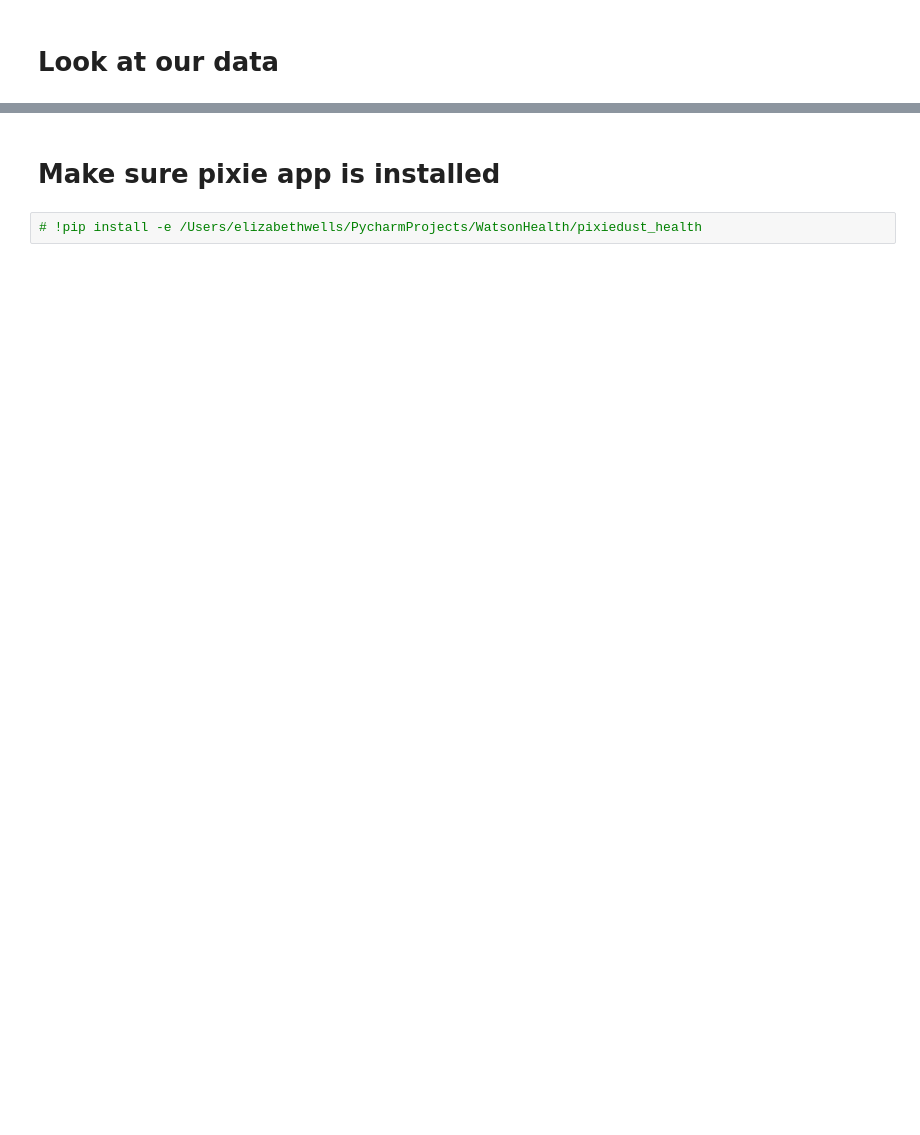
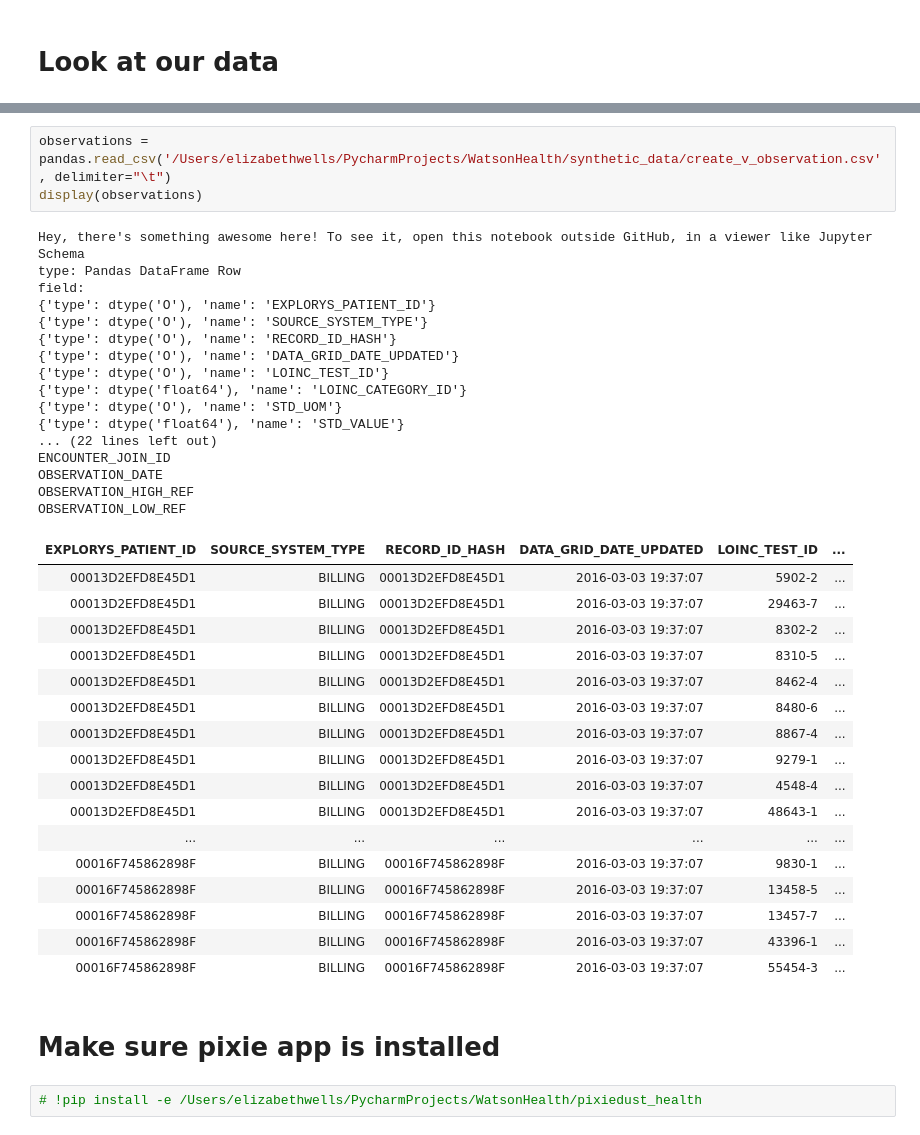
Before and after one commit to pixiedust/pixiedust_health, a Jupyter notebook: cohorts_notebook.ipynb, the cells around one changed output, grey strips where cells are left out. Saved outputs shown, nothing was run; the diff lists cells and outputs as text; blank space fills up the shorter version.

```diff
--- a/cohorts_notebook.ipynb
+++ b/cohorts_notebook.ipynb
@@ -126,6 +121,44 @@ SNOMED_IDS
 | 000308435E3E5B76 | BILLING | 000308435E3E5B76 | 2016-03-03 19:05:39 | 401.9 | 401.9 | ... |
 | 000308435E3E5B76 | BILLING | 000308435E3E5B76 | 2016-03-03 19:05:39 | V76.44 | V76.44 | ... |
 | 000308435E3E5B76 | BILLING | 000308435E3E5B76 | 2016-03-03 19:05:39 | 331.9 | 331.9 | ... |
+# %%
+observations = pandas.read_csv('/Users/elizabethwells/PycharmProjects/WatsonHealth/synthetic_data/create_v_observation.csv', delimiter="\t")
+display(observations)
+# %% [output]
+Hey, there's something awesome here! To see it, open this notebook outside GitHub, in a viewer like Jupyter
+Schema
+type: Pandas DataFrame Row
+field:
+{'type': dtype('O'), 'name': 'EXPLORYS_PATIENT_ID'}
+{'type': dtype('O'), 'name': 'SOURCE_SYSTEM_TYPE'}
+{'type': dtype('O'), 'name': 'RECORD_ID_HASH'}
+{'type': dtype('O'), 'name': 'DATA_GRID_DATE_UPDATED'}
+{'type': dtype('O'), 'name': 'LOINC_TEST_ID'}
+{'type': dtype('float64'), 'name': 'LOINC_CATEGORY_ID'}
+{'type': dtype('O'), 'name': 'STD_UOM'}
+{'type': dtype('float64'), 'name': 'STD_VALUE'}
+... (22 lines left out)
+ENCOUNTER_JOIN_ID
+OBSERVATION_DATE
+OBSERVATION_HIGH_REF
+OBSERVATION_LOW_REF
+| EXPLORYS_PATIENT_ID | SOURCE_SYSTEM_TYPE | RECORD_ID_HASH | DATA_GRID_DATE_UPDATED | LOINC_TEST_ID | ... |
+| 00013D2EFD8E45D1 | BILLING | 00013D2EFD8E45D1 | 2016-03-03 19:37:07 | 5902-2 | ... |
+| 00013D2EFD8E45D1 | BILLING | 00013D2EFD8E45D1 | 2016-03-03 19:37:07 | 29463-7 | ... |
+| 00013D2EFD8E45D1 | BILLING | 00013D2EFD8E45D1 | 2016-03-03 19:37:07 | 8302-2 | ... |
+| 00013D2EFD8E45D1 | BILLING | 00013D2EFD8E45D1 | 2016-03-03 19:37:07 | 8310-5 | ... |
+| 00013D2EFD8E45D1 | BILLING | 00013D2EFD8E45D1 | 2016-03-03 19:37:07 | 8462-4 | ... |
+| 00013D2EFD8E45D1 | BILLING | 00013D2EFD8E45D1 | 2016-03-03 19:37:07 | 8480-6 | ... |
+| 00013D2EFD8E45D1 | BILLING | 00013D2EFD8E45D1 | 2016-03-03 19:37:07 | 8867-4 | ... |
+| 00013D2EFD8E45D1 | BILLING | 00013D2EFD8E45D1 | 2016-03-03 19:37:07 | 9279-1 | ... |
+| 00013D2EFD8E45D1 | BILLING | 00013D2EFD8E45D1 | 2016-03-03 19:37:07 | 4548-4 | ... |
+| 00013D2EFD8E45D1 | BILLING | 00013D2EFD8E45D1 | 2016-03-03 19:37:07 | 48643-1 | ... |
+| ... | ... | ... | ... | ... | ... |
+| 00016F745862898F | BILLING | 00016F745862898F | 2016-03-03 19:37:07 | 9830-1 | ... |
+| 00016F745862898F | BILLING | 00016F745862898F | 2016-03-03 19:37:07 | 13458-5 | ... |
+| 00016F745862898F | BILLING | 00016F745862898F | 2016-03-03 19:37:07 | 13457-7 | ... |
+| 00016F745862898F | BILLING | 00016F745862898F | 2016-03-03 19:37:07 | 43396-1 | ... |
+| 00016F745862898F | BILLING | 00016F745862898F | 2016-03-03 19:37:07 | 55454-3 | ... |
 # %% [markdown]
 # Make sure pixie app is installed
 # %%
```
Also changed, not shown: parts of 14 cells of this notebook, 1 other file.
